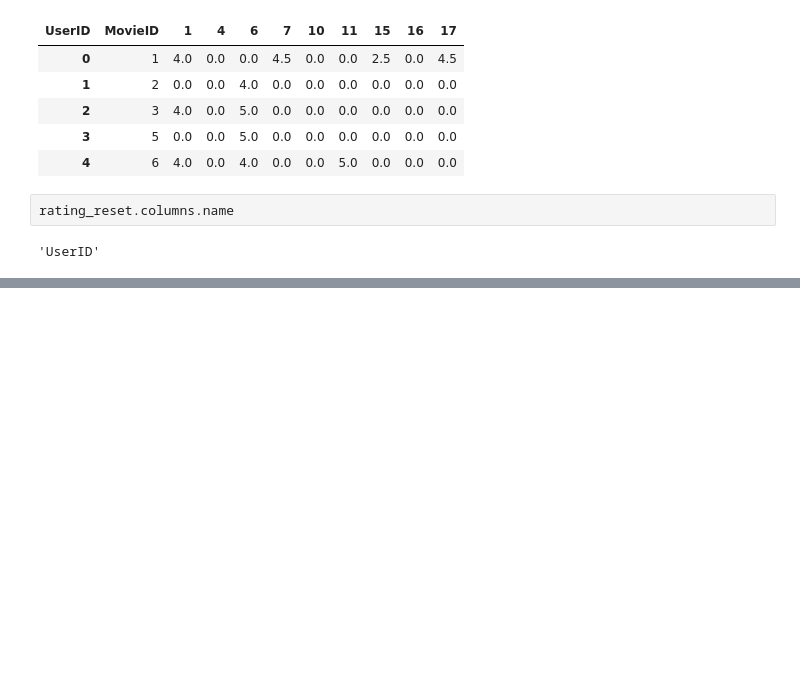
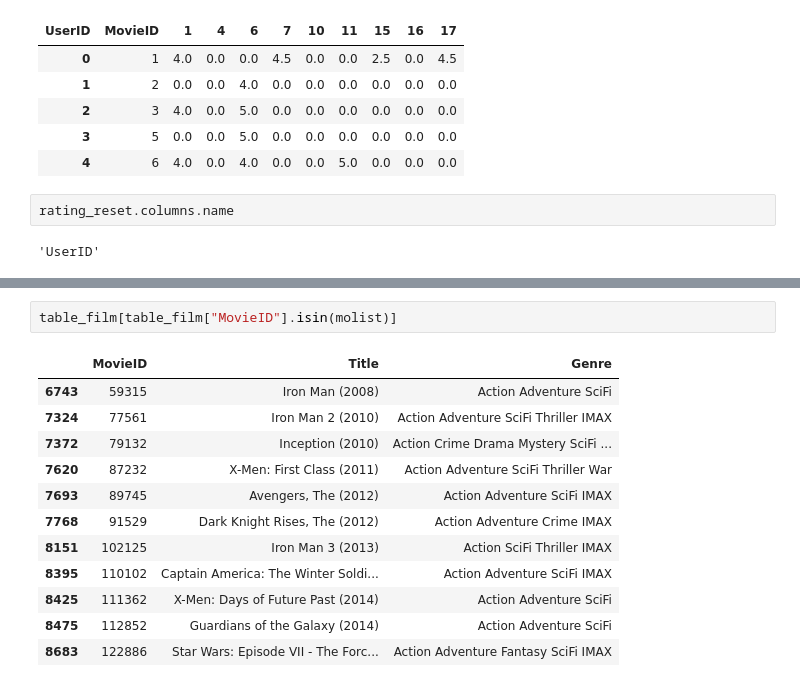
Before and after one commit to Intarii/Caesar, a Jupyter notebook: Lab 02.ipynb, the cells around one changed output, grey strips where cells are left out. Drawn from its saved outputs; the diff is of its cells as text; blank space fills up the shorter version.

```diff
--- a/Lab 02.ipynb
+++ b/Lab 02.ipynb
@@ -269,0 +358,15 @@ rating_reset.columns.name
+# %%
+table_film[table_film["MovieID"].isin(molist)]
+# %% [output]
+|  | MovieID | Title | Genre |
+| 6743 | 59315 | Iron Man (2008) | Action Adventure SciFi |
+| 7324 | 77561 | Iron Man 2 (2010) | Action Adventure SciFi Thriller IMAX |
+| 7372 | 79132 | Inception (2010) | Action Crime Drama Mystery SciFi ... |
+| 7620 | 87232 | X-Men: First Class (2011) | Action Adventure SciFi Thriller War |
+| 7693 | 89745 | Avengers, The (2012) | Action Adventure SciFi IMAX |
+| 7768 | 91529 | Dark Knight Rises, The (2012) | Action Adventure Crime IMAX |
+| 8151 | 102125 | Iron Man 3 (2013) | Action SciFi Thriller IMAX |
+| 8395 | 110102 | Captain America: The Winter Soldi... | Action Adventure SciFi IMAX |
+| 8425 | 111362 | X-Men: Days of Future Past (2014) | Action Adventure SciFi |
+| 8475 | 112852 | Guardians of the Galaxy (2014) | Action Adventure SciFi |
+| 8683 | 122886 | Star Wars: Episode VII - The Forc... | Action Adventure Fantasy SciFi IMAX |
```
Also changed, not shown: parts of 12 cells of this notebook.
